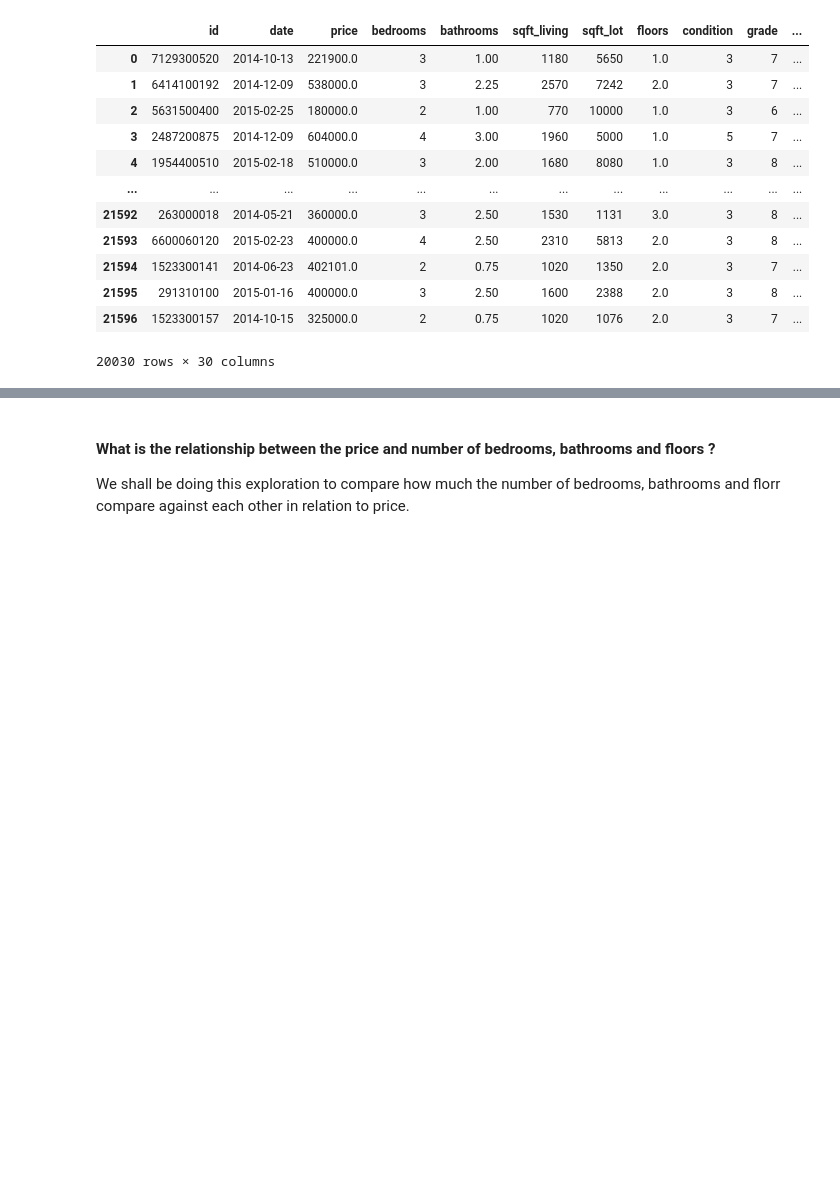
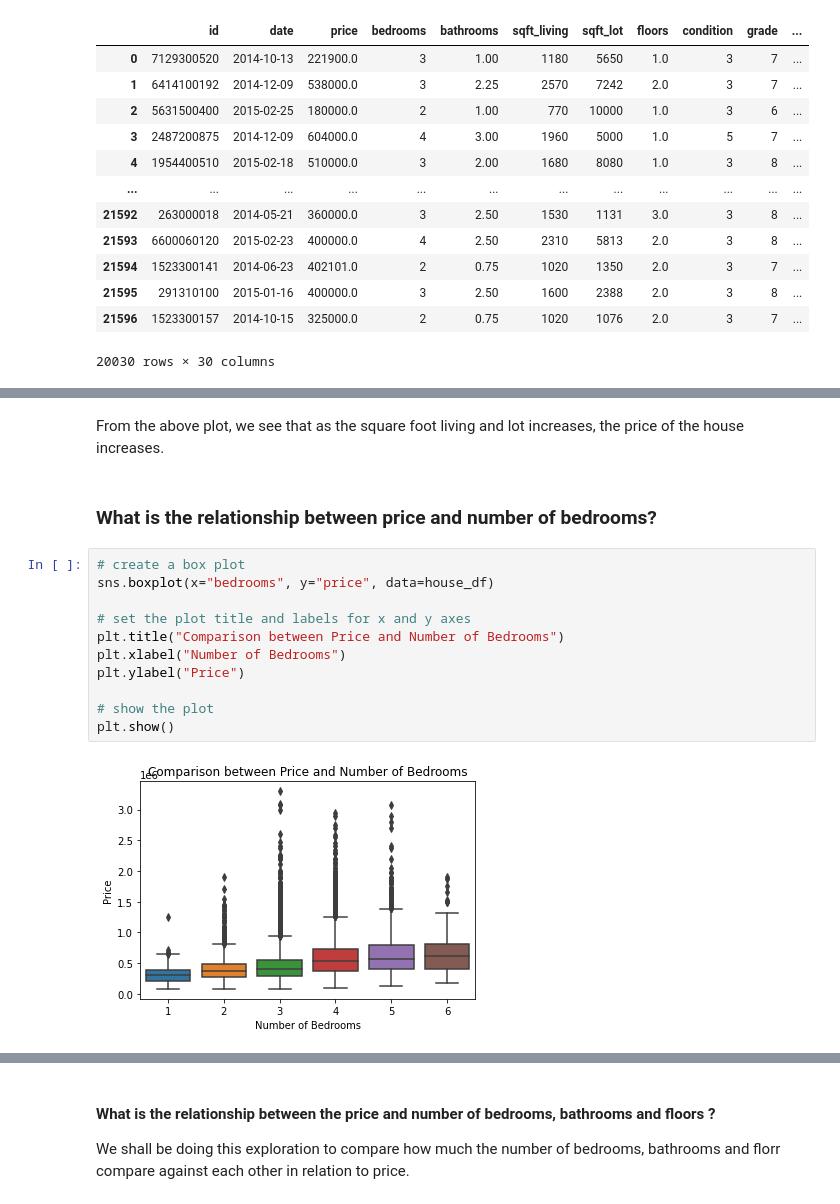
Before and after one commit to Isaac-Ndirangu-Muturi-749/Housing-Affordability-Analysis-in-King-County-Seattle, a Jupyter notebook: student.ipynb, the cells around one changed output, grey strips where cells are left out. Saved outputs shown, nothing was run; the diff lists cells and outputs as text; blank space fills up the shorter version.

```diff
--- a/student.ipynb
+++ b/student.ipynb
@@ -997,0 +920,17 @@ we dont notice any problems with multicollinearity
+# %% [markdown]
+From the above plot, we see that as the square foot living and lot increases, the price of the house increases.
+# %% [markdown]
+### What is the relationship between  price and number of bedrooms?
+# %%
+# create a box plot
+sns.boxplot(x="bedrooms", y="price", data=house_df)
+
+# set the plot title and labels for x and y axes
+plt.title("Comparison between Price and Number of Bedrooms")
+plt.xlabel("Number of Bedrooms")
+plt.ylabel("Price")
+
+# show the plot
+plt.show()
+# %% [output]
+[figure, added]
```
Also changed, not shown: parts of 62 cells of this notebook.
